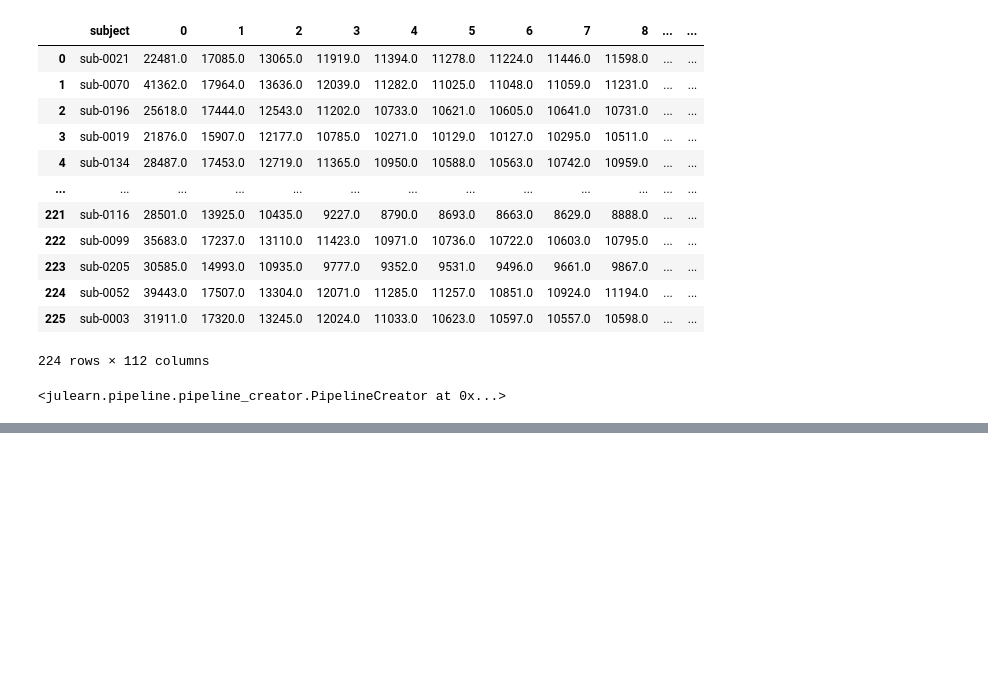
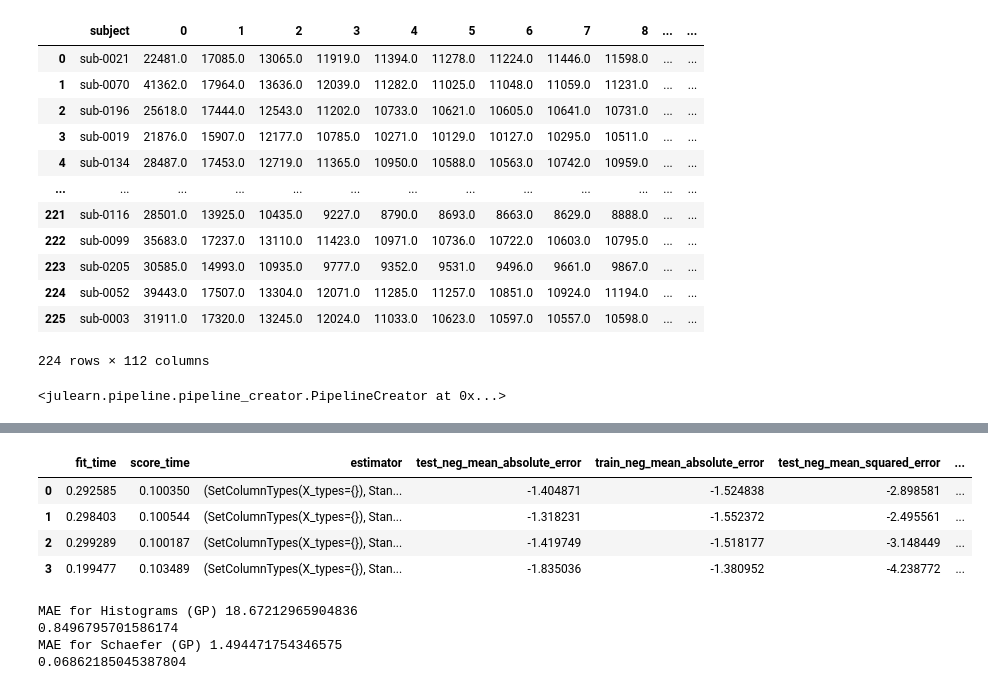
Before and after one commit to Cup-cake-lover/Julearn_predictions, a Jupyter notebook: AOMICID_1000_agepreds.ipynb, the cells around one changed output, grey strips where cells are left out. Cells and saved outputs as stored; diff of their text form; code cells hidden in the pictures; blank space fills up the shorter version.

```diff
--- a/AOMICID_1000_agepreds.ipynb
+++ b/AOMICID_1000_agepreds.ipynb
@@ -144,0 +180,21 @@ BokehModel(combine_events=True, render_bundle={'docs_json': {'f931c1ae-0c83-498a
+# %%
+scores_schaefer_gauss
+# %% [output]
+|  | fit_time | score_time | estimator | test_neg_mean_absolute_error | train_neg_mean_absolute_error | test_neg_mean_squared_error | ... |
+| 0 | 0.292585 | 0.100350 | (SetColumnTypes(X_types={}), Stan... | -1.404871 | -1.524838 | -2.898581 | ... |
+| 1 | 0.298403 | 0.100544 | (SetColumnTypes(X_types={}), Stan... | -1.318231 | -1.552372 | -2.495561 | ... |
+| 2 | 0.299289 | 0.100187 | (SetColumnTypes(X_types={}), Stan... | -1.419749 | -1.518177 | -3.148449 | ... |
+| 3 | 0.199477 | 0.103489 | (SetColumnTypes(X_types={}), Stan... | -1.835036 | -1.380952 | -4.238772 | ... |
+# %%
+print('MAE for Histograms (GP)', abs(scores_hists_gauss["test_neg_mean_absolute_error"].mean()))
+print(abs(scores_hists_gauss["test_neg_mean_absolute_percentage_error"].mean()))
+print('MAE for Schaefer (GP)',abs(scores_schaefer_gauss["test_neg_mean_absolute_error"].mean()))
+print(abs(scores_schaefer_gauss["test_neg_mean_absolute_percentage_error"].mean()))
+
+scores_hists_gauss['model'] = 'AOMIC_Histograms_gauss'
+scores_schaefer_gauss['model'] = 'AOMIC_Schaefer_gauss'
+# %% [output]
+MAE for Histograms (GP) 18.67212965904836
+0.8496795701586174
+MAE for Schaefer (GP) 1.494471754346575
+0.06862185045387804
```
Also changed, not shown: parts of 12 cells of this notebook.
